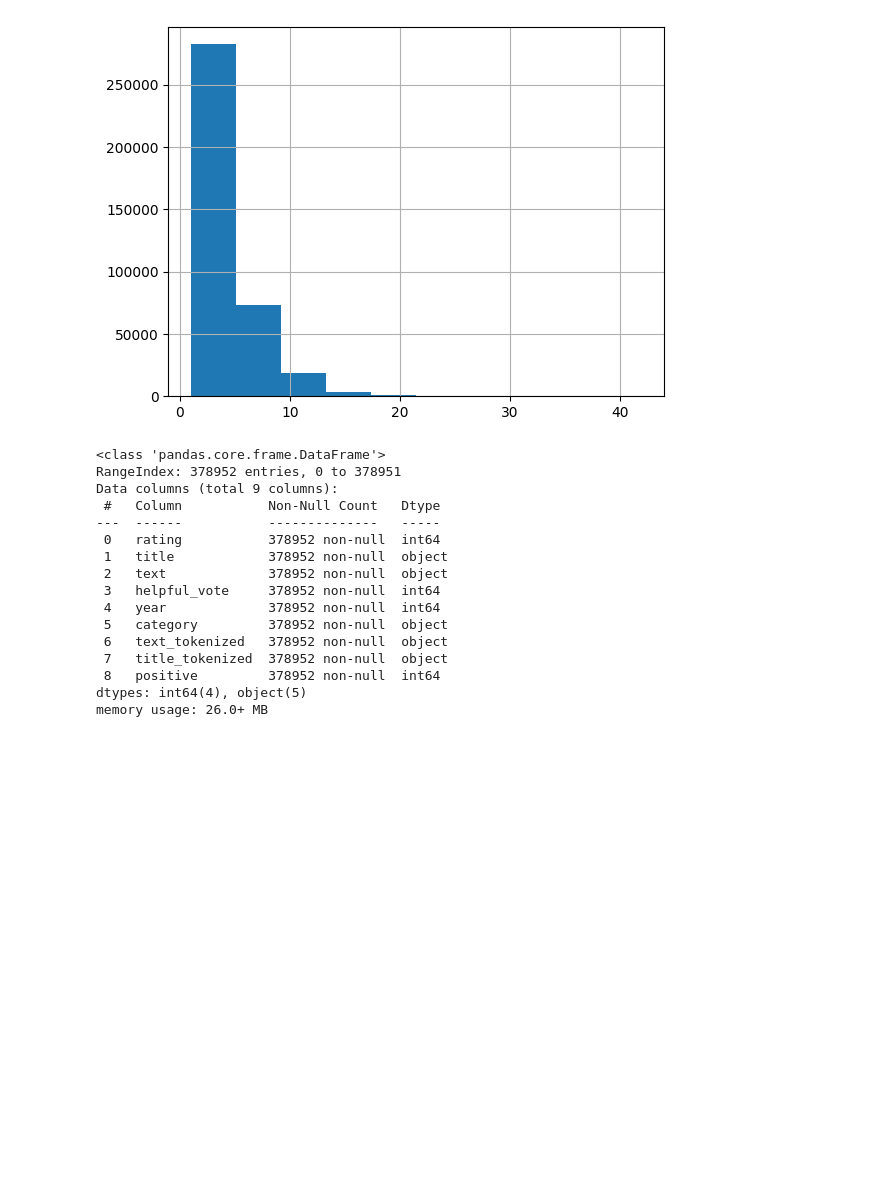
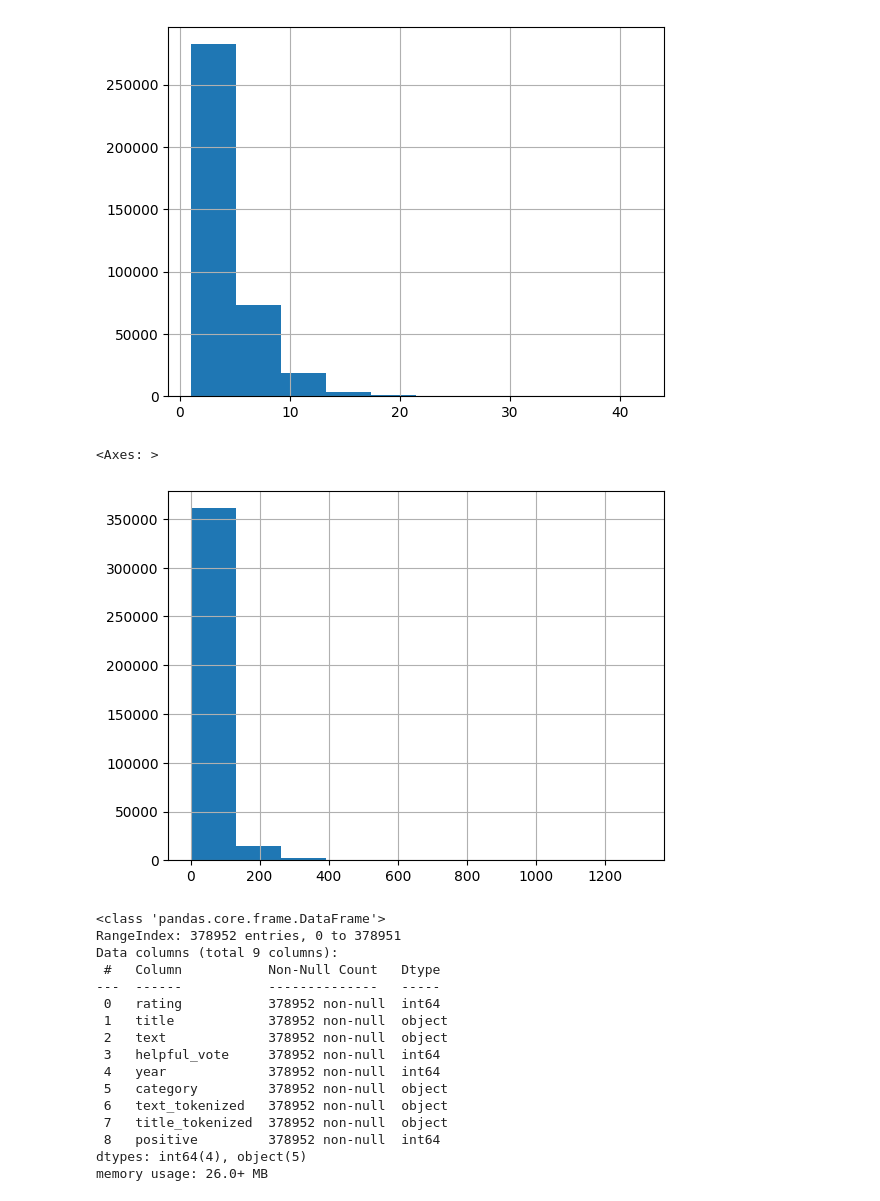
Before and after one commit to heejuHwang/sentiment-analysis-amazon-review, a Jupyter notebook: supervised-learning.ipynb, the cells around one changed output. Cells and saved outputs as stored; diff of their text form; code cells hidden in the pictures; blank space fills up the shorter version.

```diff
--- a/supervised-learning.ipynb
+++ b/supervised-learning.ipynb
@@ -155,6 +149,12 @@ review_length.hist()
 # %% [output]
 <Axes: >
 [figure]
+# %%
+review_length = train_dataset['text_tokenized'].map(lambda x: len(x))
+review_length.hist()
+# %% [output]
+<Axes: >
+[figure, added]
 # %%
 train_dataset.info()
 # %% [output]
```
Also changed, not shown: parts of 22 cells of this notebook, 2 other files.
